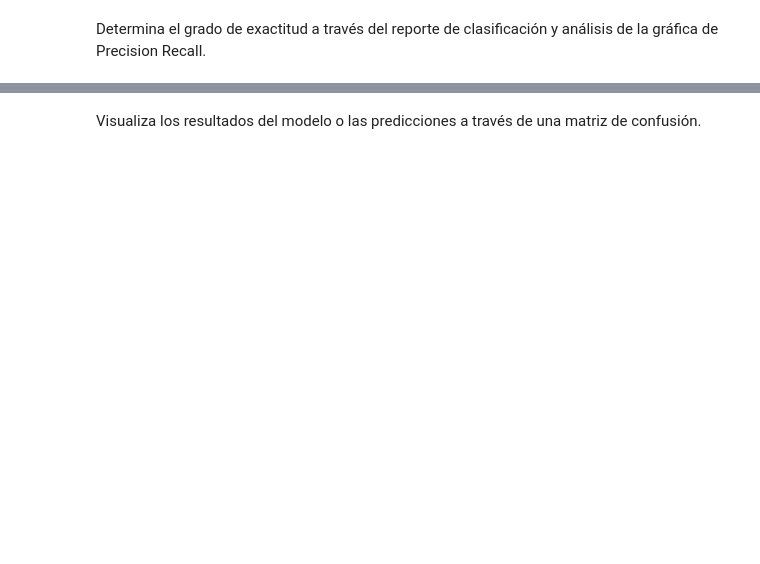
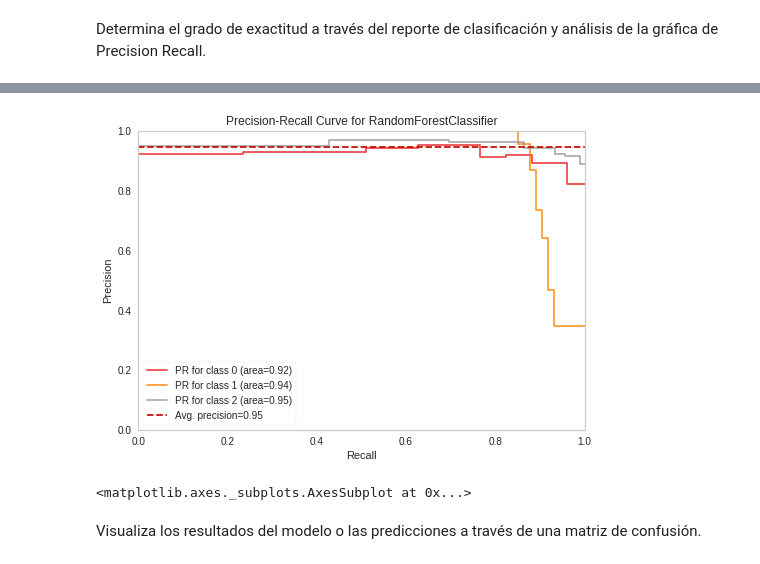
Before and after one commit to PosgradoMNA/actividades-del-projecto-equipo70, a Jupyter notebook: RetoFinal/Entrega2/Reto_Entrega2_ClasificaciónEnsamblesYPresentaciónEjecutiva.ipynb, the cells around one changed output, grey strips where cells are left out. Cells and saved outputs as stored; diff of their text form; code cells hidden in the pictures; blank space fills up the shorter version.

```diff
--- a/RetoFinal/Entrega2/Reto_Entrega2_ClasificaciónEnsamblesYPresentaciónEjecutiva.ipynb
+++ b/RetoFinal/Entrega2/Reto_Entrega2_ClasificaciónEnsamblesYPresentaciónEjecutiva.ipynb
@@ -203,7 +209,32 @@ plt.barh(pipe_d[:-1].get_feature_names_out()[sorted_idx], pipe_d[1][1].feature_i
 # %% [markdown]
 Selecciona las variables de mayor importancia.
+# %%
+# Realizamos particiones
+importance_features = ['CUMPLE_CON_FLUO', 'FLUORUROS_mg/L', 'CONDUCT_mS/cm', 'CUMPLE_CON_COND',
+                       'CUMPLE_CON_MN', 'MN_TOT_mg/L', 'N_NO3_mg/L', 'CUMPLE_CON_NO3', 'CUMPLE_CON_AS',
+                       'AS_TOT_mg/L', 'DUR_mg/L', 'CUMPLE_CON_DUR', 'CUMPLE_CON_FE', 'FE_TOT_mg/L',
+                       'ALC_mg/L', 'CUMPLE_CON_ALC',  'CUMPLE_CON_CR', 'CR_TOT_mg/L', 'LONGITUD', 'LATITUD']
+X = df_sub_w[importance_features]
 # %% [markdown]
 Realiza tu clasificador, recuerda dividir los datos de manera balanceada (auxiliate de train test split).
+# %%
+X_train, X_test, y_train, y_test = train_test_split(X, y, train_size= 0.8, random_state= 42)
+
+# Para las variables continuas
+cont_pipe = Pipeline(steps=[('escalaNormal', StandardScaler())])
+col_cont = ['FLUORUROS_mg/L', 'CONDUCT_mS/cm', 'MN_TOT_mg/L', 'N_NO3_mg/L',
+            'AS_TOT_mg/L', 'DUR_mg/L', 'FE_TOT_mg/L',
+            'ALC_mg/L', 'CR_TOT_mg/L', 'LONGITUD', 'LATITUD']
+
+# Para las variables categoricas binarias
+cat_bin = Pipeline(steps= [('bin', OneHotEncoder())])
+cat_bin_col = ['CUMPLE_CON_FLUO', 'CUMPLE_CON_COND',
+              'CUMPLE_CON_MN', 'CUMPLE_CON_NO3', 'CUMPLE_CON_AS',
+              'CUMPLE_CON_DUR', 'CUMPLE_CON_FE', 'CUMPLE_CON_ALC','CUMPLE_CON_CR']
+
+transform_columns = ColumnTransformer(transformers=[
+                                        ('var_cont', cont_pipe, col_cont),
+                                        ('var_bin', cat_bin, cat_bin_col)])
 # %% [markdown]
 Explora que clasificador es el más optimo, ejemplo:
 
@@ -214,2 +281,17 @@ Determina el grado de exactitud a través del reporte de clasificación y análi
+# %%
+from yellowbrick.classifier import PrecisionRecallCurve
+# Falta cambiar los nombres de las clases
+# Create the visualizer, fit, score, and show it
+viz = PrecisionRecallCurve(
+    RandomForestClassifier(n_estimators=10),
+    per_class=True,
+    cmap="Set1"
+)
+viz.fit(transform_columns.fit_transform(X_train), y_train)
+viz.score(transform_columns.fit_transform(X_test), y_test)
+viz.show()
+# %% [output]
+[figure, added]
+<matplotlib.axes._subplots.AxesSubplot at 0x...>
 # %% [markdown]
 Visualiza los resultados del modelo o las predicciones a través de una matriz de confusión.
```
Also changed, not shown: parts of 9 cells of this notebook.
